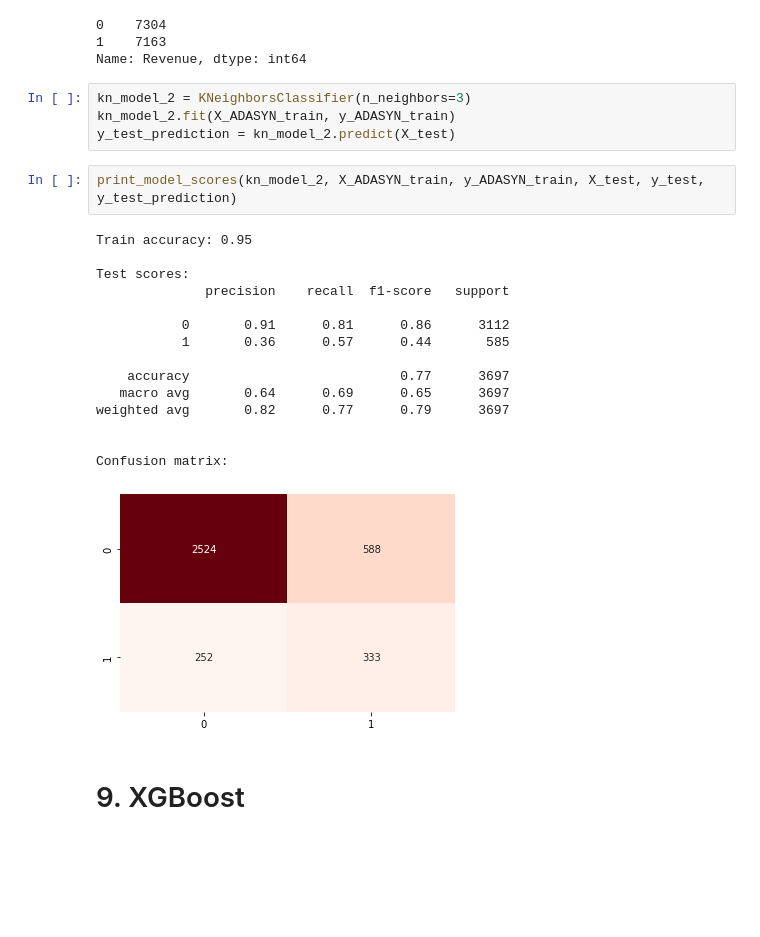
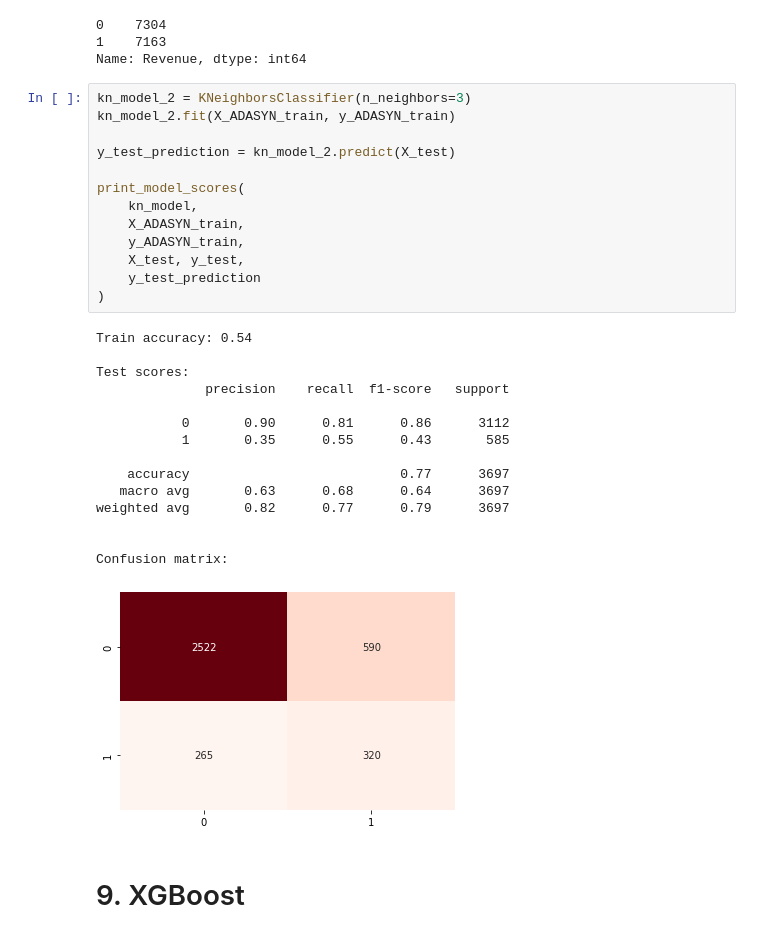
Before and after one commit to tarasov001/ml_2022, a Jupyter notebook: visitors_response.ipynb, the cells around one changed output. Saved outputs shown, nothing was run; the diff lists cells and outputs as text; blank space fills up the shorter version.

```diff
--- a/visitors_response.ipynb
+++ b/visitors_response.ipynb
@@ -319,25 +382,32 @@ Name: Revenue, dtype: int64
 # %%
 kn_model_2 = KNeighborsClassifier(n_neighbors=3)
 kn_model_2.fit(X_ADASYN_train, y_ADASYN_train)
+
 y_test_prediction = kn_model_2.predict(X_test)
+
+print_model_scores(
+    kn_model,
+    X_ADASYN_train,
+    y_ADASYN_train,
+    X_test, y_test,
+    y_test_prediction
+)
+# %% [output]
+Train accuracy: 0.54
+
+Test scores:
+              precision    recall  f1-score   support
+
+           0       0.90      0.81      0.86      3112
+           1       0.35      0.55      0.43       585
+
+    accuracy                           0.77      3697
+   macro avg       0.63      0.68      0.64      3697
+weighted avg       0.82      0.77      0.79      3697
+
+
+Confusion matrix:
+[figure, added]
-# %%
-print_model_scores(kn_model_2, X_ADASYN_train, y_ADASYN_train, X_test, y_test, y_test_prediction)
-# %% [output]
-Train accuracy: 0.95
-
-Test scores:
-              precision    recall  f1-score   support
-
-           0       0.91      0.81      0.86      3112
-           1       0.36      0.57      0.44       585
-
-    accuracy                           0.77      3697
-   macro avg       0.64      0.69      0.65      3697
-weighted avg       0.82      0.77      0.79      3697
-
-
-Confusion matrix:
-[figure, removed]
 # %% [markdown]
 # 9. XGBoost
 # %%
```
Also changed, not shown: parts of 12 cells of this notebook.
